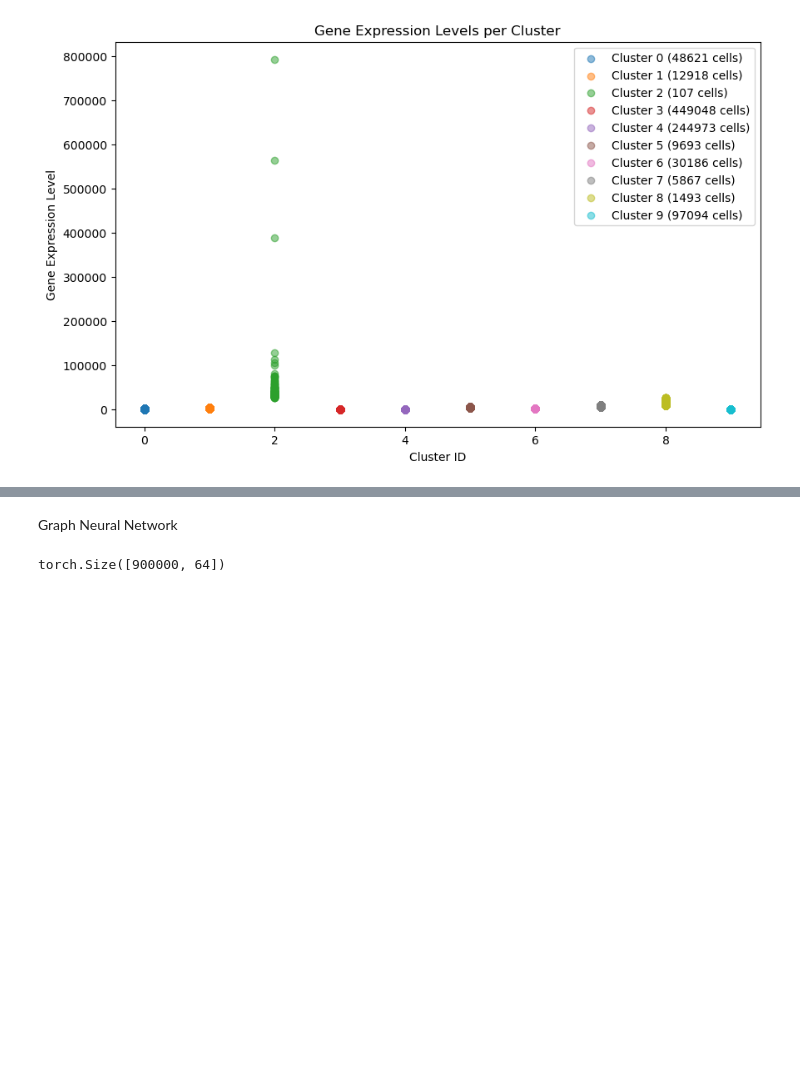
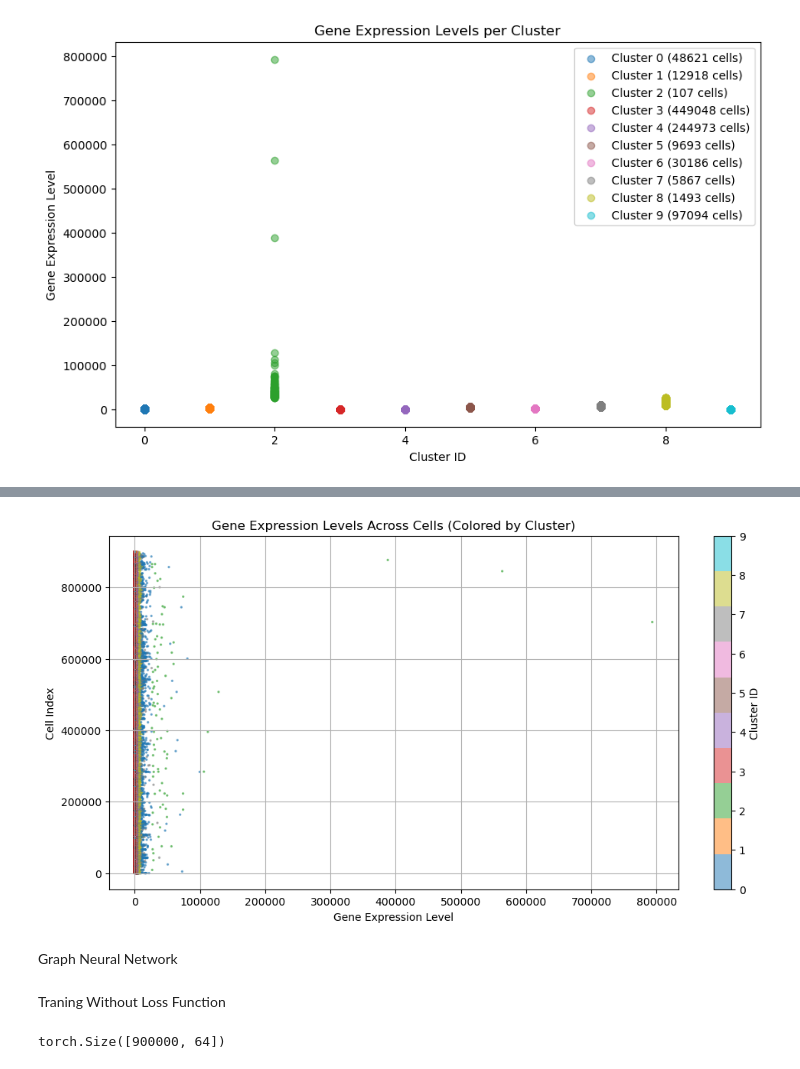
Before and after one commit to tuansheran/scRareCellDetectV2, a Jupyter notebook: gnn_model_2.ipynb, the cells around one changed output, grey strips where cells are left out. Drawn from its saved outputs; the diff is of its cells as text; code cells hidden in the pictures; blank space fills up the shorter version.

```diff
--- a/gnn_model_2.ipynb
+++ b/gnn_model_2.ipynb
@@ -208,3 +225,14 @@ plt.show()
+# %%
+plt.figure(figsize=(12, 6))
+plt.scatter(gene_expression_levels_cpu, cell_indices, c=labels, cmap='tab10', alpha=0.5, s=2)
+plt.xlabel('Gene Expression Level')
+plt.ylabel('Cell Index')
+plt.title('Gene Expression Levels Across Cells (Colored by Cluster)')
+plt.colorbar(label='Cluster ID')
+plt.grid(True)
+plt.show()
+# %% [output]
+[figure, added]
 # %% [markdown]
 Graph Neural Network
 # %%
@@ -226,6 +254,8 @@ class GraphSAGE(torch.nn.Module):
             x = F.dropout(x, p=0.5, training=self.training)
         x = self.convs[-1](x, edge_index)
         return x
+# %% [markdown]
+Traning Without Loss Function
 # %%
 #train without loss function
 device = torch.device('cuda' if torch.cuda.is_available else 'cpu')
```
Also changed, not shown: parts of 11 cells of this notebook, 1 other file.
